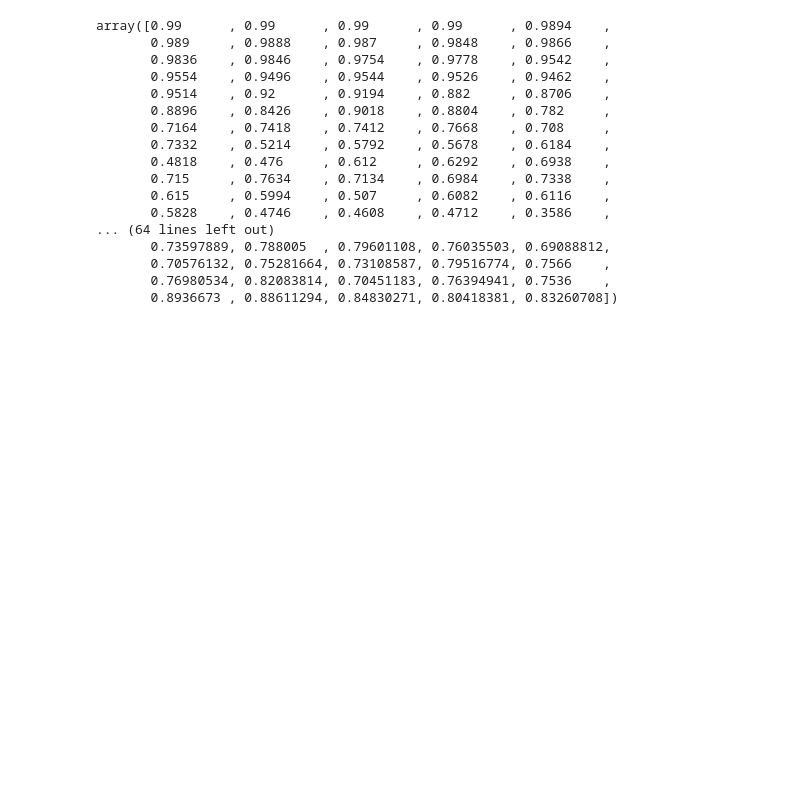
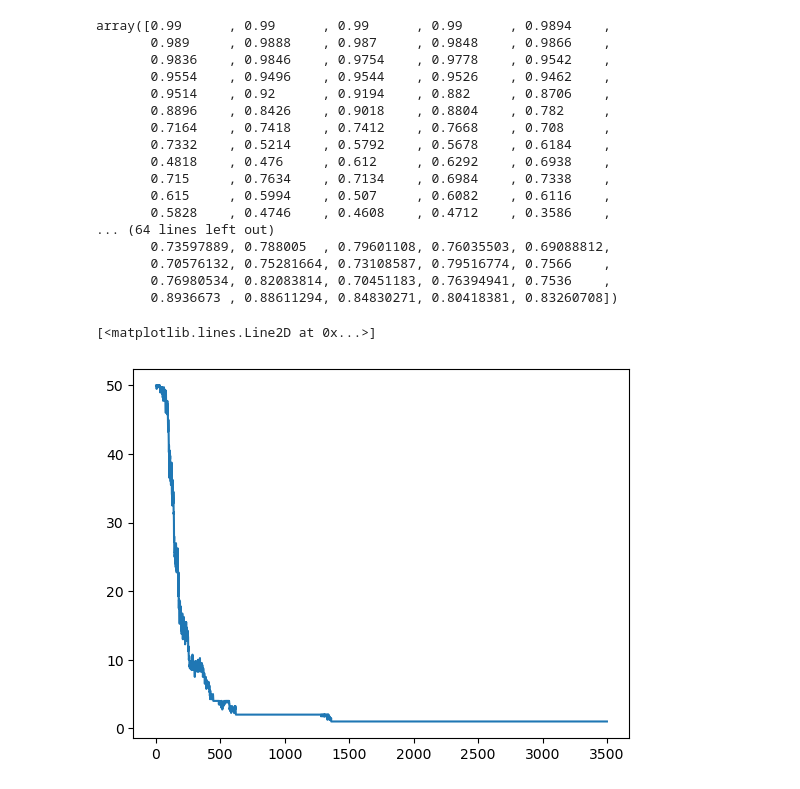
Before and after one commit to mtomasini/MetapopulationsPython, a Jupyter notebook: exploration.ipynb, the cells around one changed output. Cells and saved outputs as stored; diff of their text form; code cells hidden in the pictures; blank space fills up the shorter version.

```diff
--- a/exploration.ipynb
+++ b/exploration.ipynb
@@ -1050,3 +1050,10 @@ array([0.99      , 0.99      , 0.99      , 0.99      , 0.9894    ,
        0.70576132, 0.75281664, 0.73108587, 0.79516774, 0.7566    ,
        0.76980534, 0.82083814, 0.70451183, 0.76394941, 0.7536    ,
        0.8936673 , 0.88611294, 0.84830271, 0.80418381, 0.83260708])
+# %%
+data = pd.read_csv("./Outputs/Kiel2025/4subpop_popsize100_island_neutral_interaction_0.001_0.0_noburnin_subpop_set_counts.csv", index_col=0)
+
+plt.plot(data.mean(axis=1), color="tab:blue")
+# %% [output]
+[<matplotlib.lines.Line2D at 0x...>]
+[figure, added]
```
Also changed, not shown: 1 other file.
